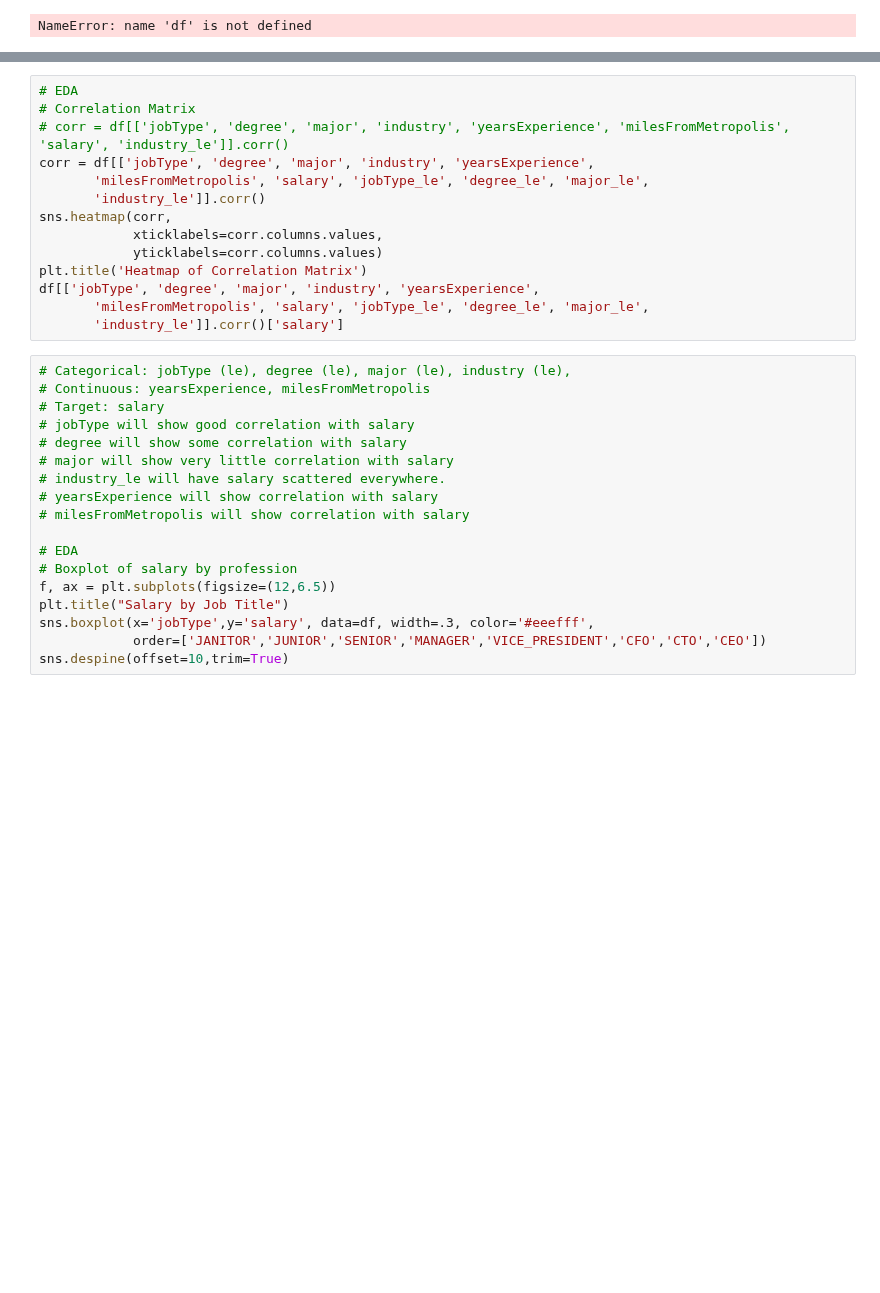
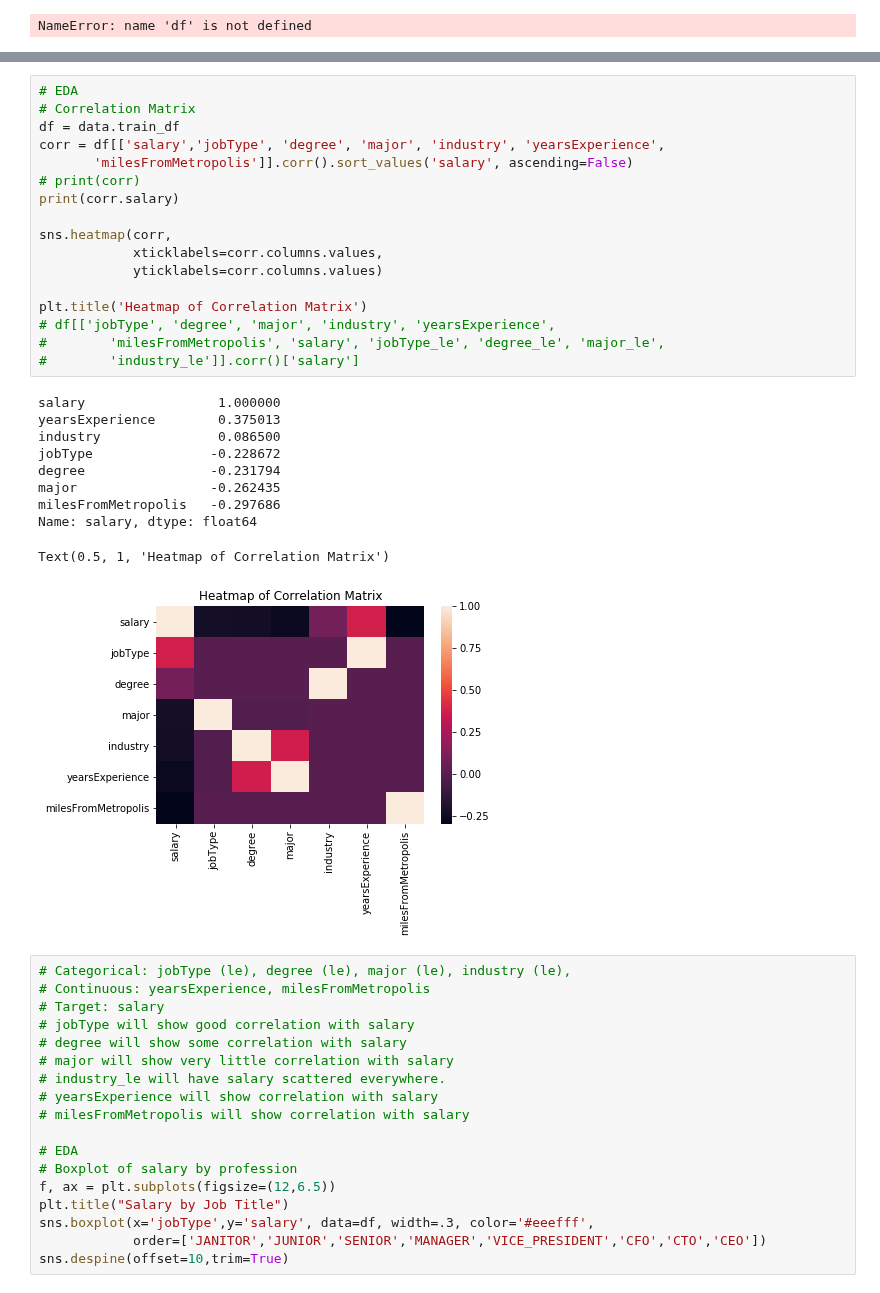
Before and after one commit to kirahman2/salarypredictionportfolio, a Jupyter notebook: Salary Prediction Notebook.ipynb, the cells around one changed output, grey strips where cells are left out. Cells and saved outputs as stored; diff of their text form; blank space fills up the shorter version.

```diff
--- a/Salary Prediction Notebook.ipynb
+++ b/Salary Prediction Notebook.ipynb
@@ -336,17 +323,31 @@ data.train_df[data.train_df['salary']<51]
 # %%
 # EDA
 # Correlation Matrix
-# corr = df[['jobType', 'degree', 'major', 'industry', 'yearsExperience', 'milesFromMetropolis', 'salary', 'industry_le']].corr()
-corr = df[['jobType', 'degree', 'major', 'industry', 'yearsExperience',
-       'milesFromMetropolis', 'salary', 'jobType_le', 'degree_le', 'major_le',
-       'industry_le']].corr()
+df = data.train_df
+corr = df[['salary','jobType', 'degree', 'major', 'industry', 'yearsExperience',
+       'milesFromMetropolis']].corr().sort_values('salary', ascending=False)
+# print(corr)
+print(corr.salary)
+
 sns.heatmap(corr,
             xticklabels=corr.columns.values,
             yticklabels=corr.columns.values)
+
 plt.title('Heatmap of Correlation Matrix')
-df[['jobType', 'degree', 'major', 'industry', 'yearsExperience',
-       'milesFromMetropolis', 'salary', 'jobType_le', 'degree_le', 'major_le',
-       'industry_le']].corr()['salary']
+# df[['jobType', 'degree', 'major', 'industry', 'yearsExperience',
+#        'milesFromMetropolis', 'salary', 'jobType_le', 'degree_le', 'major_le',
+#        'industry_le']].corr()['salary']
+# %% [output]
+salary                 1.000000
+yearsExperience        0.375013
+industry               0.086500
+jobType               -0.228672
+degree                -0.231794
+major                 -0.262435
+milesFromMetropolis   -0.297686
+Name: salary, dtype: float64
+Text(0.5, 1, 'Heatmap of Correlation Matrix')
+[figure, added]
 # %%
 # Categorical: jobType (le), degree (le), major (le), industry (le),
 # Continuous: yearsExperience, milesFromMetropolis
```
Also changed, not shown: parts of 10 cells of this notebook.
